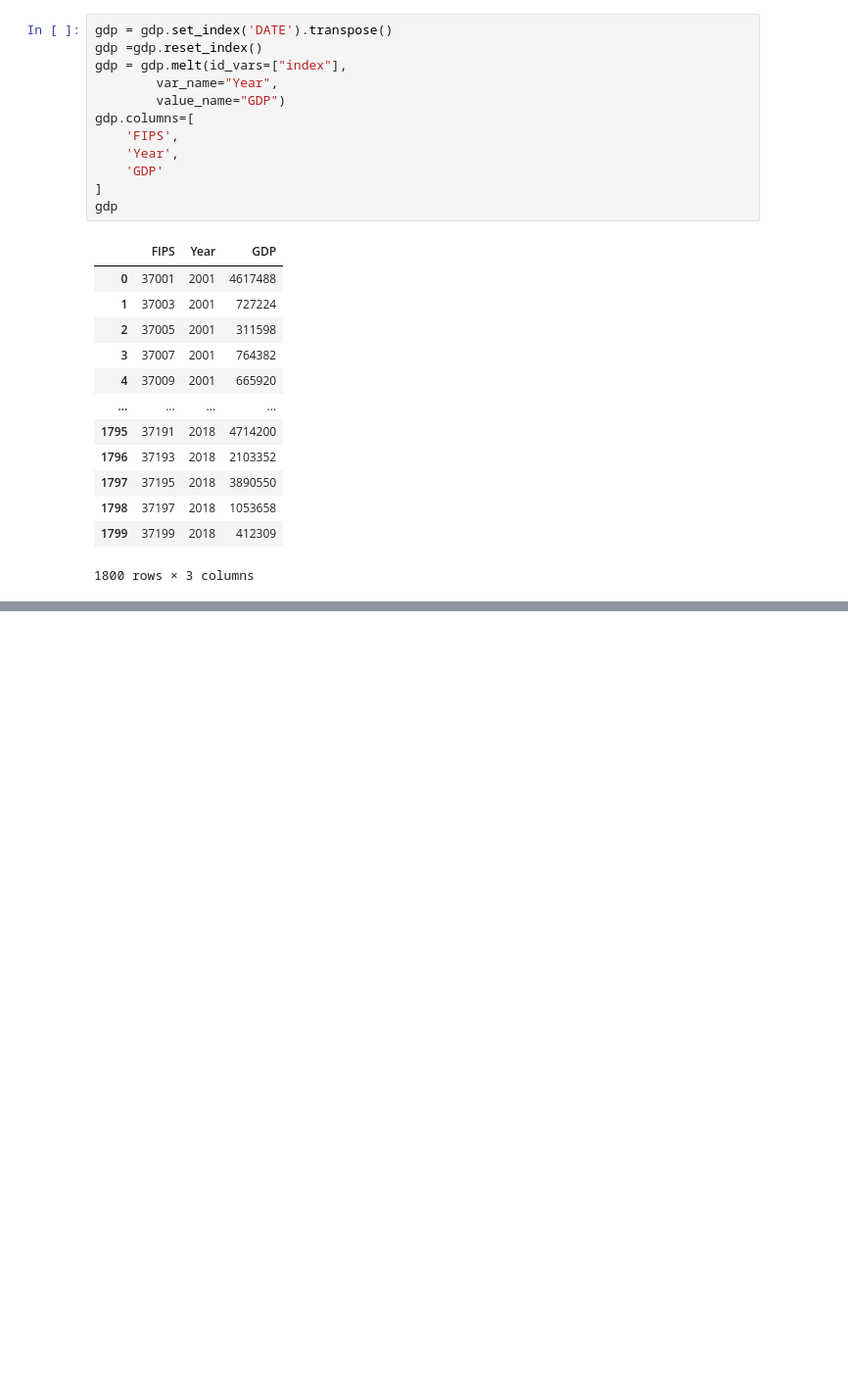
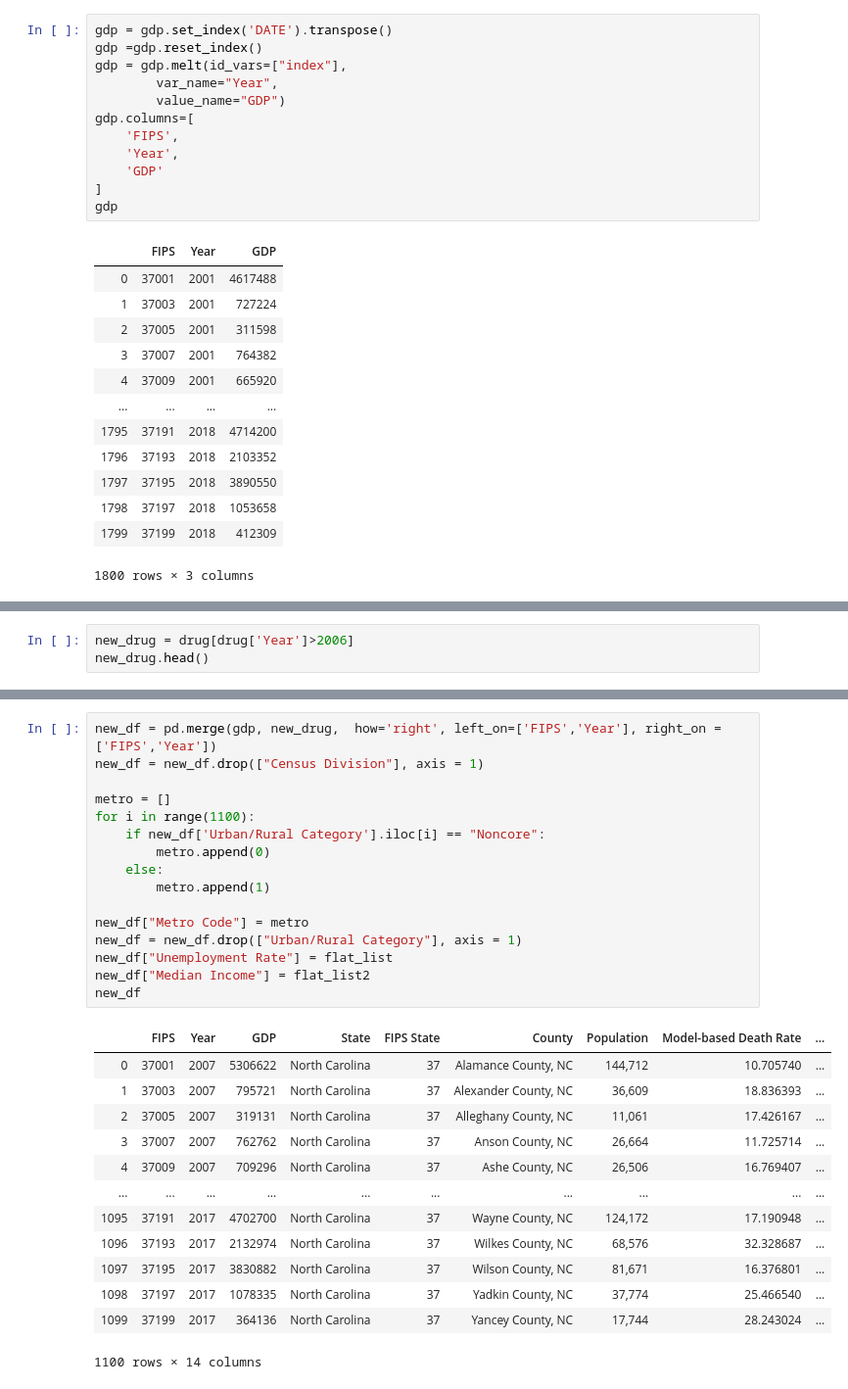
Before and after one commit to calebsanfo/CS216-Final, a Jupyter notebook: analysis.ipynb, the cells around one changed output, grey strips where cells are left out. Shown at 98% size. Drawn from its saved outputs; the diff is of its cells as text; blank space fills up the shorter version.

```diff
--- a/analysis.ipynb
+++ b/analysis.ipynb
@@ -77,0 +166,3 @@ new_df
+# %%
+new_drug = drug[drug['Year']>2006]
+new_drug.head()
@@ -77,0 +176,30 @@ new_df
+# %%
+new_df = pd.merge(gdp, new_drug,  how='right', left_on=['FIPS','Year'], right_on = ['FIPS','Year'])
+new_df = new_df.drop(["Census Division"], axis = 1)
+
+metro = []
+for i in range(1100):
+    if new_df['Urban/Rural Category'].iloc[i] == "Noncore":
+        metro.append(0)
+    else:
+        metro.append(1)
+
+new_df["Metro Code"] = metro
+new_df = new_df.drop(["Urban/Rural Category"], axis = 1)
+new_df["Unemployment Rate"] = flat_list
+new_df["Median Income"] = flat_list2
+new_df
+# %% [output]
+|  | FIPS | Year | GDP | State | FIPS State | County | Population | Model-based Death Rate | ... |
+| 0 | 37001 | 2007 | 5306622 | North Carolina | 37 | Alamance County, NC | 144,712 | 10.705740 | ... |
+| 1 | 37003 | 2007 | 795721 | North Carolina | 37 | Alexander County, NC | 36,609 | 18.836393 | ... |
+| 2 | 37005 | 2007 | 319131 | North Carolina | 37 | Alleghany County, NC | 11,061 | 17.426167 | ... |
+| 3 | 37007 | 2007 | 762762 | North Carolina | 37 | Anson County, NC | 26,664 | 11.725714 | ... |
+| 4 | 37009 | 2007 | 709296 | North Carolina | 37 | Ashe County, NC | 26,506 | 16.769407 | ... |
+| ... | ... | ... | ... | ... | ... | ... | ... | ... | ... |
+| 1095 | 37191 | 2017 | 4702700 | North Carolina | 37 | Wayne County, NC | 124,172 | 17.190948 | ... |
+| 1096 | 37193 | 2017 | 2132974 | North Carolina | 37 | Wilkes County, NC | 68,576 | 32.328687 | ... |
+| 1097 | 37195 | 2017 | 3830882 | North Carolina | 37 | Wilson County, NC | 81,671 | 16.376801 | ... |
+| 1098 | 37197 | 2017 | 1078335 | North Carolina | 37 | Yadkin County, NC | 37,774 | 25.466540 | ... |
+| 1099 | 37199 | 2017 | 364136 | North Carolina | 37 | Yancey County, NC | 17,744 | 28.243024 | ... |
+1100 rows × 14 columns
```
Also changed, not shown: parts of 8 cells of this notebook.
